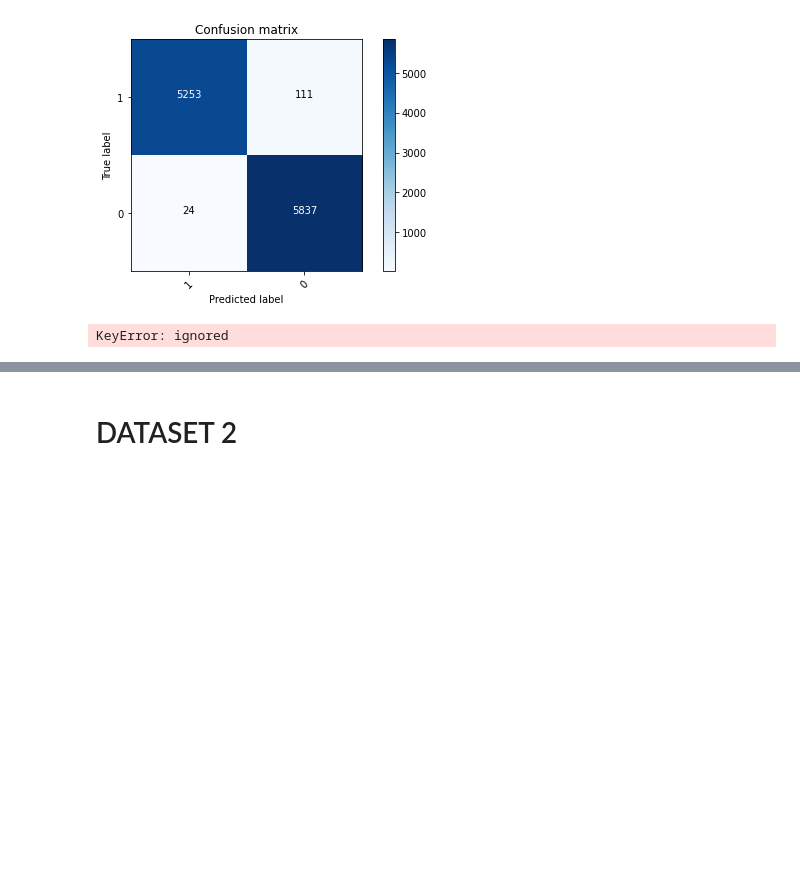
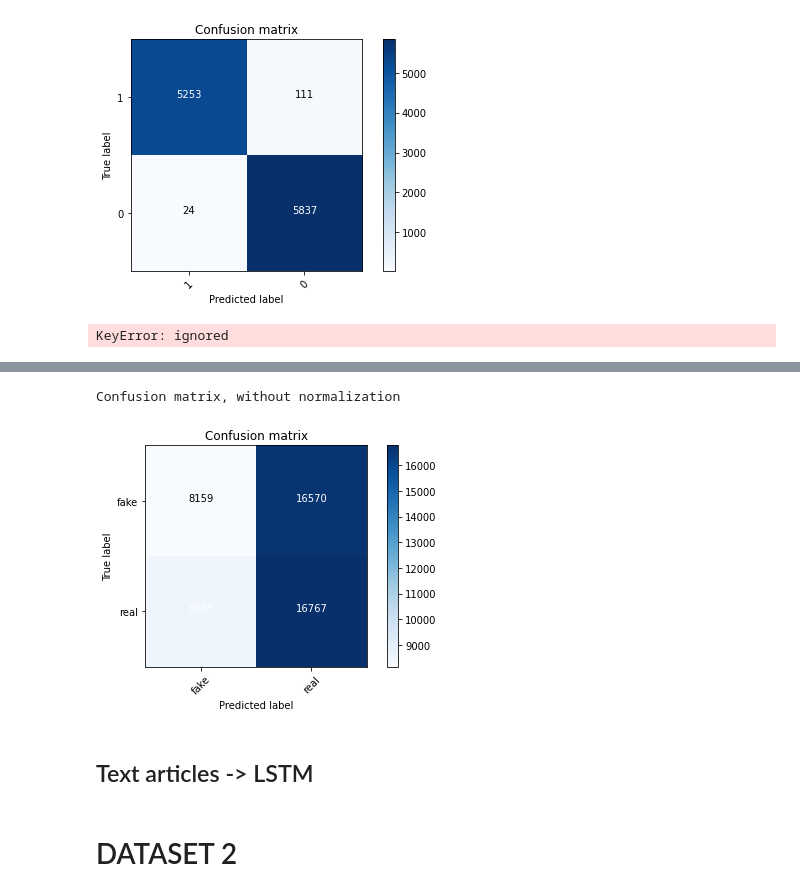
Before and after one commit to RamonaStefan/FakeNews, a Jupyter notebook: FakeNewsDetectionDeepLearning.ipynb, the cells around one changed output, grey strips where cells are left out. Saved outputs shown, nothing was run; the diff lists cells and outputs as text; code cells hidden in the pictures; blank space fills up the shorter version.

```diff
--- a/FakeNewsDetectionDeepLearning.ipynb
+++ b/FakeNewsDetectionDeepLearning.ipynb
@@ -258,0 +343,3 @@ KeyError: ignored
+# %%
+X = []
+Y = []
@@ -258,0 +371,16 @@ KeyError: ignored
+# %%
+# Tokenizing Text -> Repsesenting each word by a number
+tokenizer = Tokenizer()
+tokenizer.fit_on_texts(X)
+
+X = tokenizer.texts_to_sequences(X)
+word_index = tokenizer.word_index
+# %%
+# Keep all news at 1000, add padding to news with less than 1000 words and truncating long ones
+maxlen = 1000
+X = pad_sequences(X, maxlen=maxlen)
+# %%
+# Metrics
+prediction = model.predict(X)
+print("accuracy: {}%".format(round(accuracy_score(Y, prediction)*100,2)))
+print(classification_report(Y, prediction))
@@ -258,0 +397,8 @@ KeyError: ignored
+# %%
+cm = metrics.confusion_matrix(Y, prediction)
+confusion_matrix(cm, classes=['fake', 'real'])
+# %% [output]
+Confusion matrix, without normalization
+[figure, added]
+# %% [markdown]
+## Text articles -> LSTM
```
Also changed, not shown: parts of 106 cells of this notebook, 3 other files.
